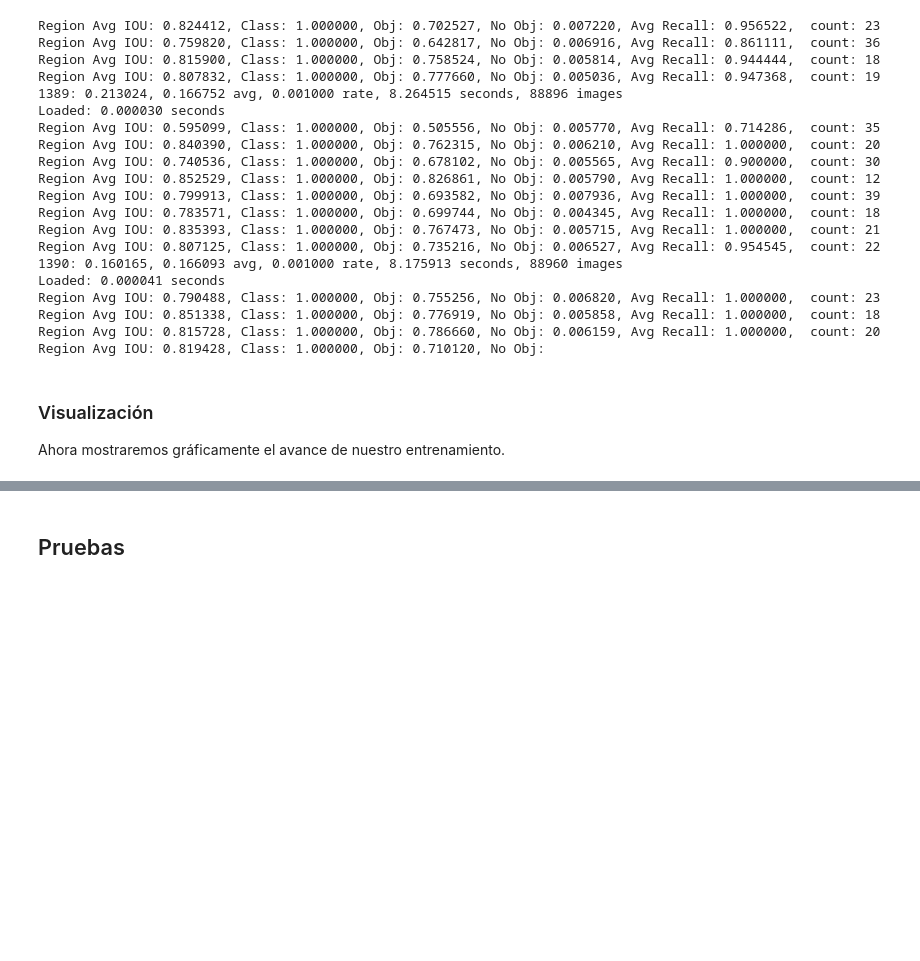
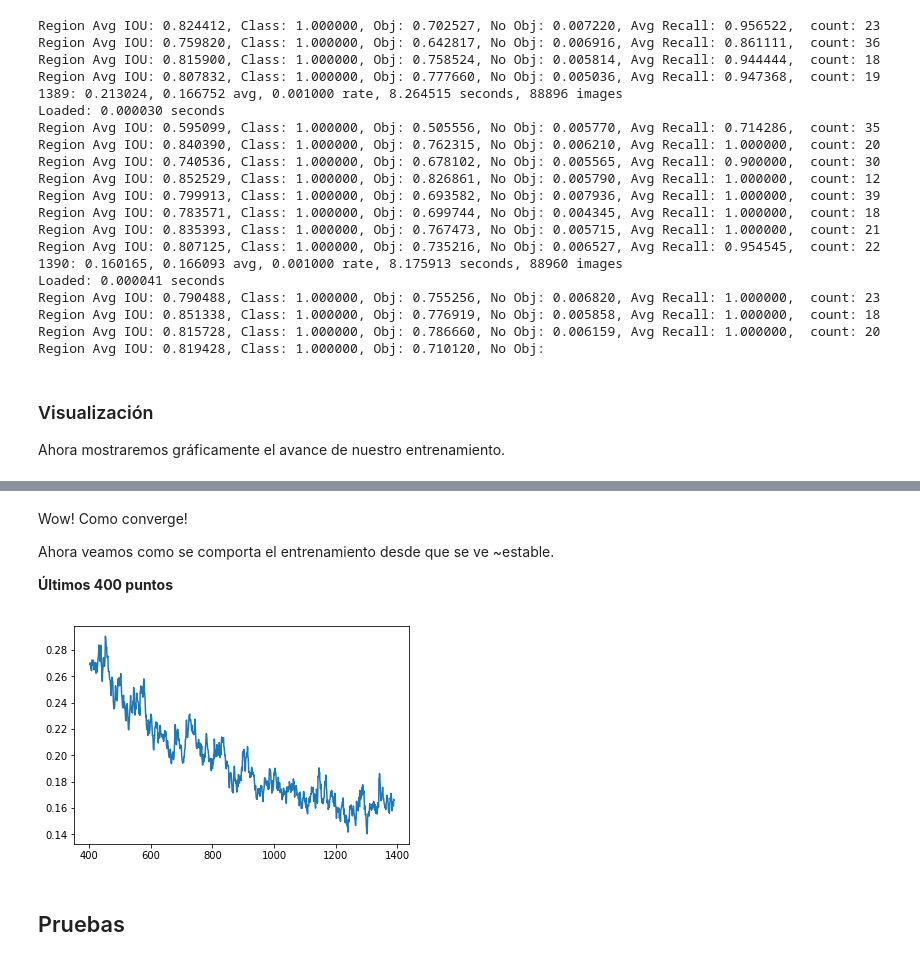
Before and after one commit to gabrieldelaparra/learnNN, a Jupyter notebook: Proyecto.ipynb, the cells around one changed output, grey strips where cells are left out. Cells and saved outputs as stored; diff of their text form; code cells hidden in the pictures; blank space fills up the shorter version.

```diff
--- a/Proyecto.ipynb
+++ b/Proyecto.ipynb
@@ -713,2 +746,13 @@ import matplotlib.pyplot as plt
+# %% [markdown]
+Wow! Como converge!
+
+Ahora veamos como se comporta el entrenamiento desde que se ve ~estable.
+
+**Últimos 400 puntos**
+# %%
+plt.plot(x[400:], y[400:])
+plt.show()
+# %% [output]
+[figure, added]
 # %% [markdown]
 ## Pruebas
```
Also changed, not shown: parts of 5 cells of this notebook.
